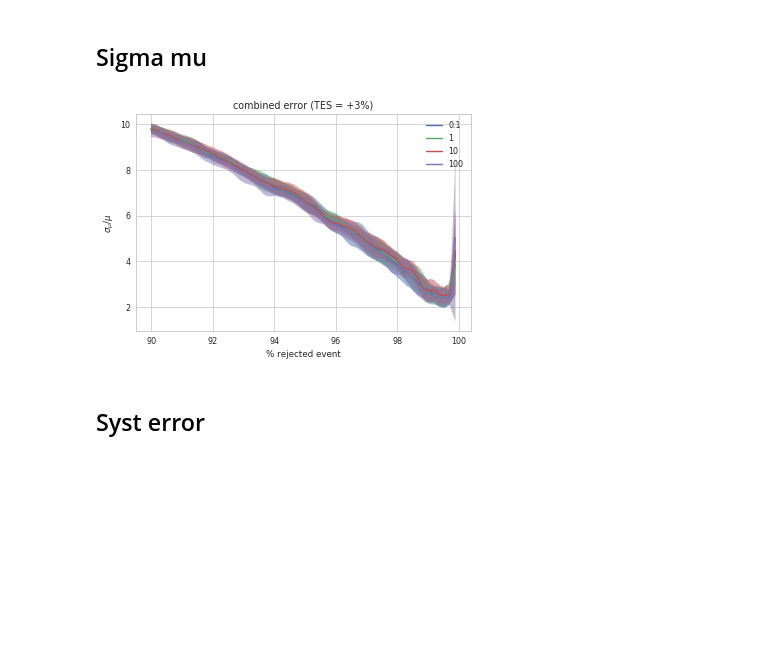
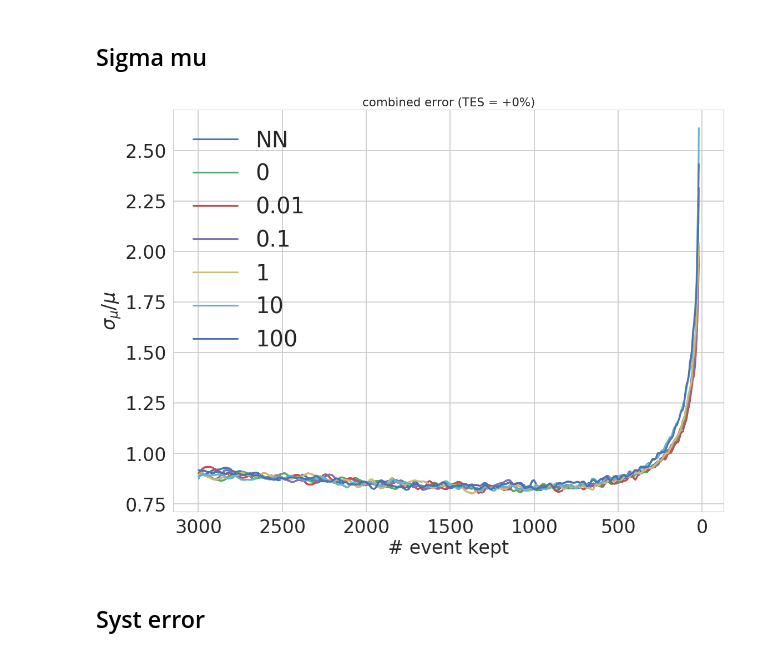
Before and after one commit to victor-estrade/SystMLXP, a Jupyter notebook: HIGGS-UCI_Plots-PAN-vs-trade-off.ipynb, the cells around one changed output. Drawn from its saved outputs; the diff is of its cells as text; code cells hidden in the pictures; blank space fills up the shorter version.

```diff
--- a/HIGGS-UCI_Plots-PAN-vs-trade-off.ipynb
+++ b/HIGGS-UCI_Plots-PAN-vs-trade-off.ipynb
@@ -159,5 +245,7 @@ INFO:tensorflow:Restoring parameters from /data/titanic_3/users/vestrade/savings
 # %%
-PAN_100_models = load_models(get_model_PAN, skew=skew, trade_off=100.0, width=0.03)
+PAN_100_models = load_models(PivotModel, skewing_function=skew, batch_size=1024, n_recovery_steps=5,
+                         n_clf_pre_training_steps=3000, n_adv_pre_training_steps=3000, n_steps=10000,
+                         width=0.03, trade_off=100.0, cuda=True)
 PAN_100_xp = test_submission(data, PAN_100_models, all_sysTES=z_list)
 PAN_100_mean, PAN_100_std = get_mean_std_xp( PAN_100_xp )
 # %% [output]
@@ -257,54 +342,49 @@ def savitzky_golay(y, window_size, order, deriv=0, rate=1):
     lastvals = y[-1] + np.abs(y[-half_window-1:-1][::-1] - y[-1])
     y = np.concatenate((firstvals, y, lastvals))
     return np.convolve( m[::-1], y, mode='valid')
-# %%
-sns.set()
-sns.set_style("whitegrid")
-sns.set_context("paper")
 # %%
 def tes_to_str(TES):
     return '{:+d}%'.format( int(np.round((TES-1)*100)) )
 # %% [markdown]
 ## Graphics
 # %%
-CHOSEN_TES = 1.03
+CHOSEN_TES = 1.003
 # %%
-# means = [PAN_01_mean, PAN_1_mean, PAN_10_mean, PAN_100_mean, ]
-# stds = [PAN_01_std, PAN_1_std, PAN_10_std, PAN_100_std, ]
-# names = ['0.1', '1', '10', '100', ]
-
-means = [PAN_01_mean_acc, PAN_1_mean_acc, PAN_10_mean_acc, PAN_100_mean_acc, ]
-stds = [PAN_01_std_acc, PAN_1_std_acc, PAN_10_std_acc, PAN_100_std_acc, ]
-names = ['0.1', '1', '10', '100', ]
+means = [NN_mean, PAN_0_mean, PAN_001_mean, PAN_01_mean, PAN_1_mean, PAN_10_mean, PAN_100_mean, ]
+stds = [NN_std, PAN_0_std, PAN_001_std, PAN_01_std, PAN_1_std, PAN_10_std, PAN_100_std, ]
+names = ['NN', '0', '0.01', '0.1', '1', '10', '100', ]
 # %% [markdown]
 ## Sigma mu
 # %%
-START = 0.9
-STOP = 0.999
+START = 3000
+STOP = 20
 
 for xp_mean, xp_std, name in zip(means, stds, names):
 
-    rank = pd.Series(np.linspace(0, 1, num=xp_mean[CHOSEN_TES]['decision'].shape[0]))
-    index = rank.loc[ (rank > START) & (rank < STOP)].index
-    xx = rank[index] * 100
+    xx = xp_mean[CHOSEN_TES]['TP'] + xp_mean[CHOSEN_TES]['FP']
+    index = xx.loc[ (xx < START) & (xx > STOP)].index
+    #xx = (1 - xx / xx[0]) * 100  # Percentage
+    xx = xx[index]
 
     mean = xp_mean[CHOSEN_TES]['sigma_mu'][index]
     std = xp_std[CHOSEN_TES]['sigma_mu'][index]
 
     # Smoothing
-    mean = savitzky_golay(mean.values, 1001, 3)
-    std = savitzky_golay(std.values, 1001, 3)
+    mean = savitzky_golay(mean.values, 201, 3)
+    std = savitzky_golay(std.values, 201, 3)
 
     plt.plot(xx, mean, label=name)
-    plt.fill_between(xx, mean+std, mean-std, alpha=0.5)
+#     plt.fill_between(xx, mean+std, mean-std, alpha=0.5)
     plt.title('combined error (TES = {})'.format(tes_to_str(CHOSEN_TES)))
 
+# plt.ylim(0, 10)
+plt.gca().invert_xaxis()
 plt.legend()
-plt.xlabel('% rejected event')
+plt.xlabel('# event kept')
 plt.ylabel('$\sigma_\mu/\mu$')
 plt.show()
 # %% [output]
-[figure, old version]
+[figure, new version]
 # %% [markdown]
 ## Syst error
 # %%
```
Also changed, not shown: parts of 21 cells of this notebook, 15 other files.
